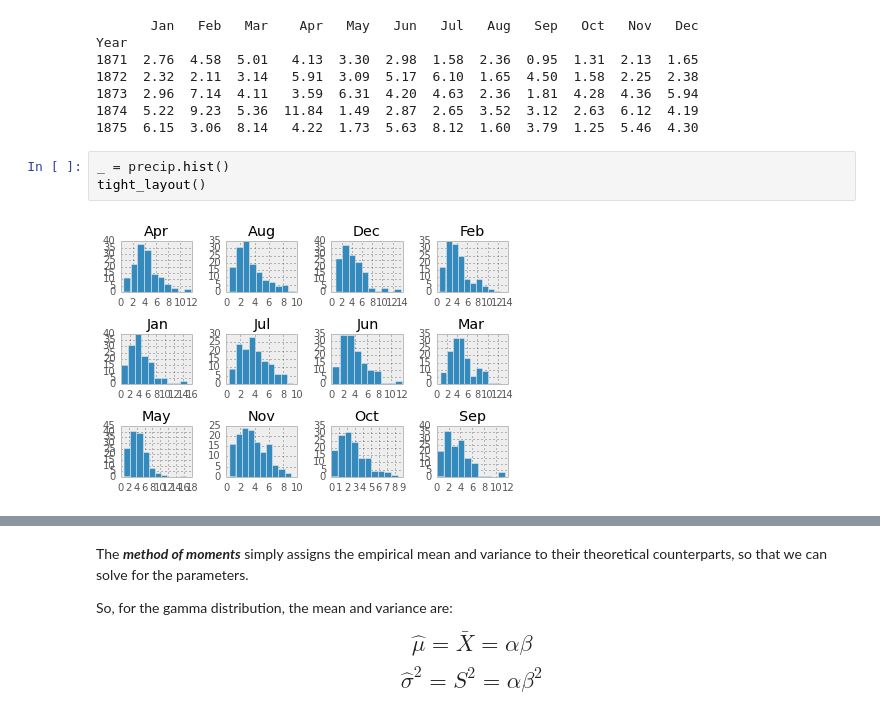
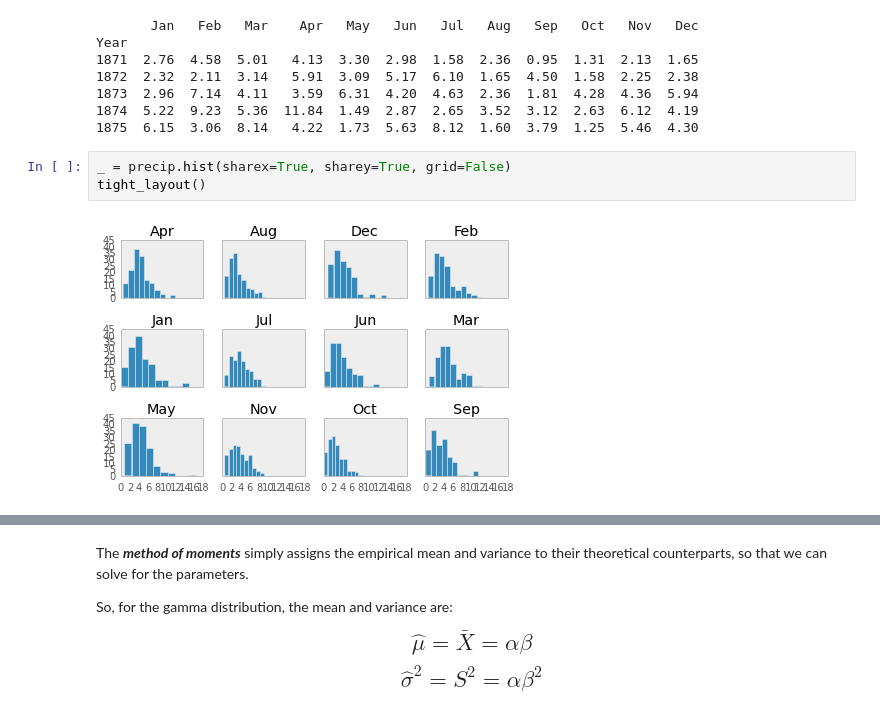
Before and after one commit to fonnesbeck/statistical-analysis-python-tutorial, a Jupyter notebook: 4. Statistical Data Modeling.ipynb, the cells around one changed output, grey strips where cells are left out. Cells and saved outputs as stored; diff of their text form.

```diff
--- a/4. Statistical Data Modeling.ipynb
+++ b/4. Statistical Data Modeling.ipynb
@@ -53,10 +53,10 @@ Year
 1874  5.22  9.23  5.36  11.84  1.49  2.87  2.65  3.52  3.12  2.63  6.12  4.19
 1875  6.15  3.06  8.14   4.22  1.73  5.63  8.12  1.60  3.79  1.25  5.46  4.30
 # %%
-_ = precip.hist()
+_ = precip.hist(sharex=True, sharey=True, grid=False)
 tight_layout()
 # %% [output]
-[figure, old version]
+[figure, new version]
 # %% [markdown]
 The first step is recognixing what sort of distribution to fit our data to. A couple of observations:
 
```
Also changed, not shown: parts of 83 cells of this notebook.
